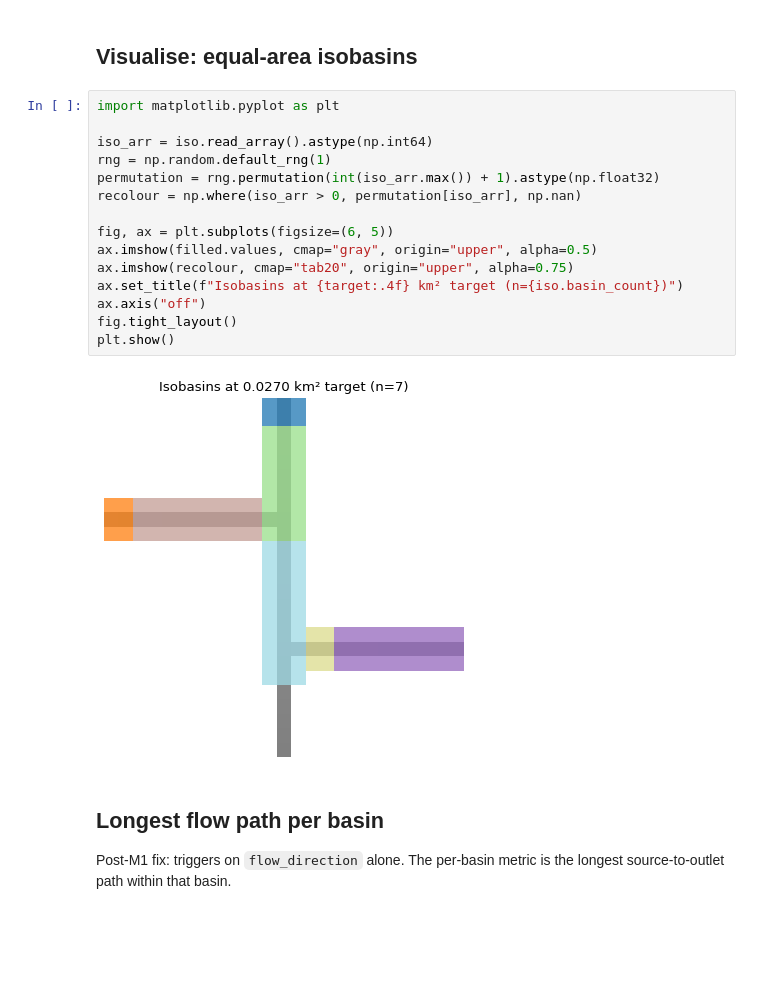
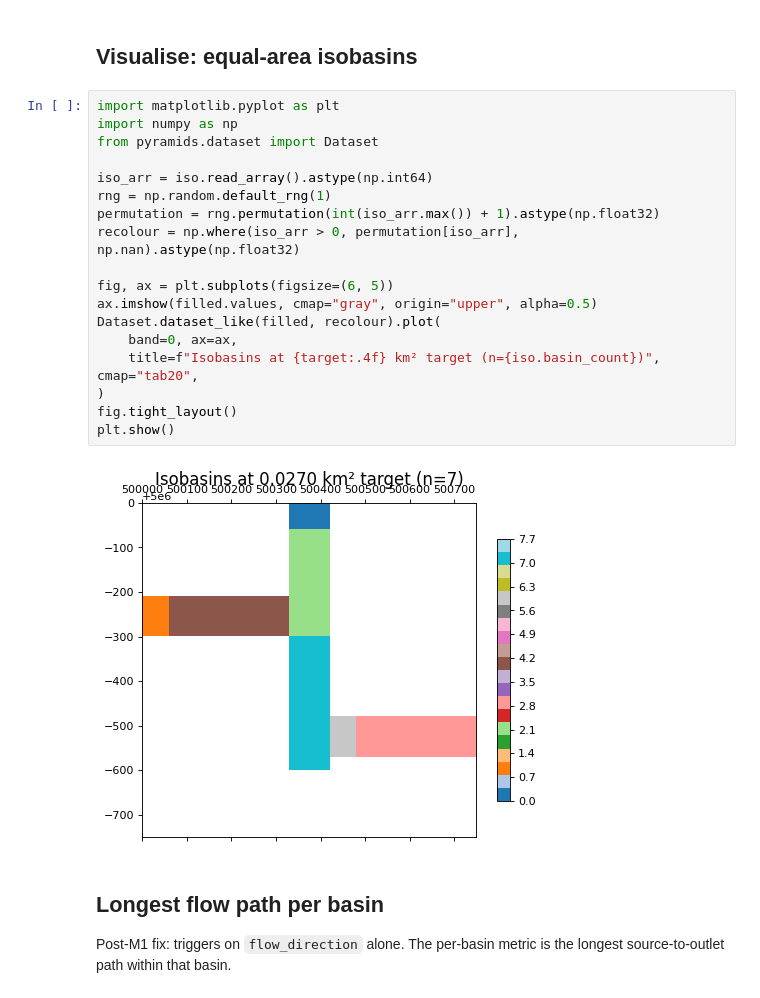
Before and after one commit to serapeum-org/digital-rivers, a Jupyter notebook: docs/examples/02_watershed_analytics.ipynb, the cells around one changed output. Saved outputs shown, nothing was run; the diff lists cells and outputs as text; blank space fills up the shorter version.

```diff
--- a/docs/examples/02_watershed_analytics.ipynb
+++ b/docs/examples/02_watershed_analytics.ipynb
@@ -156,21 +171,24 @@ Sub-basin count: 7
 ## Visualise: equal-area isobasins
 # %%
 import matplotlib.pyplot as plt
+import numpy as np
+from pyramids.dataset import Dataset
 
 iso_arr = iso.read_array().astype(np.int64)
 rng = np.random.default_rng(1)
 permutation = rng.permutation(int(iso_arr.max()) + 1).astype(np.float32)
-recolour = np.where(iso_arr > 0, permutation[iso_arr], np.nan)
+recolour = np.where(iso_arr > 0, permutation[iso_arr], np.nan).astype(np.float32)
 
 fig, ax = plt.subplots(figsize=(6, 5))
 ax.imshow(filled.values, cmap="gray", origin="upper", alpha=0.5)
-ax.imshow(recolour, cmap="tab20", origin="upper", alpha=0.75)
-ax.set_title(f"Isobasins at {target:.4f} km² target (n={iso.basin_count})")
-ax.axis("off")
+Dataset.dataset_like(filled, recolour).plot(
+    band=0, ax=ax,
+    title=f"Isobasins at {target:.4f} km² target (n={iso.basin_count})", cmap="tab20",
+)
 fig.tight_layout()
 plt.show()
 # %% [output]
-[figure, old version]
+[figure, new version]
 # %% [markdown]
 ## Longest flow path per basin
 
```
Also changed, not shown: parts of 5 cells of this notebook, 8 other files.
